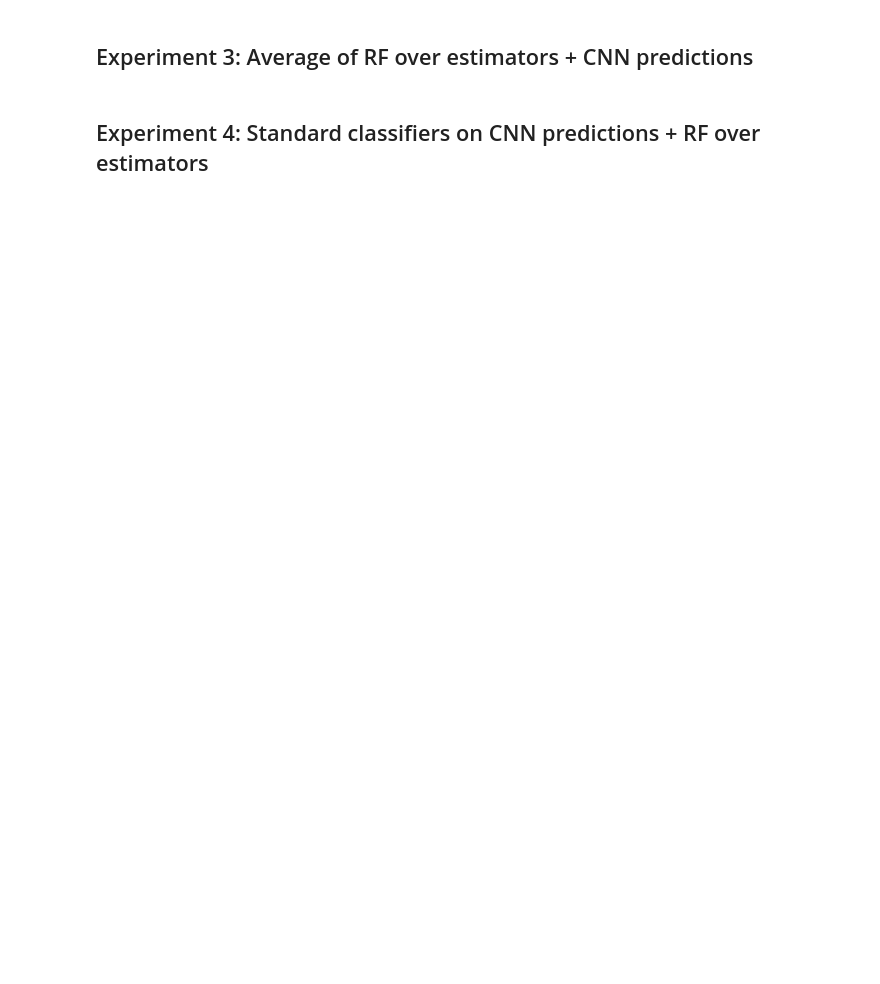
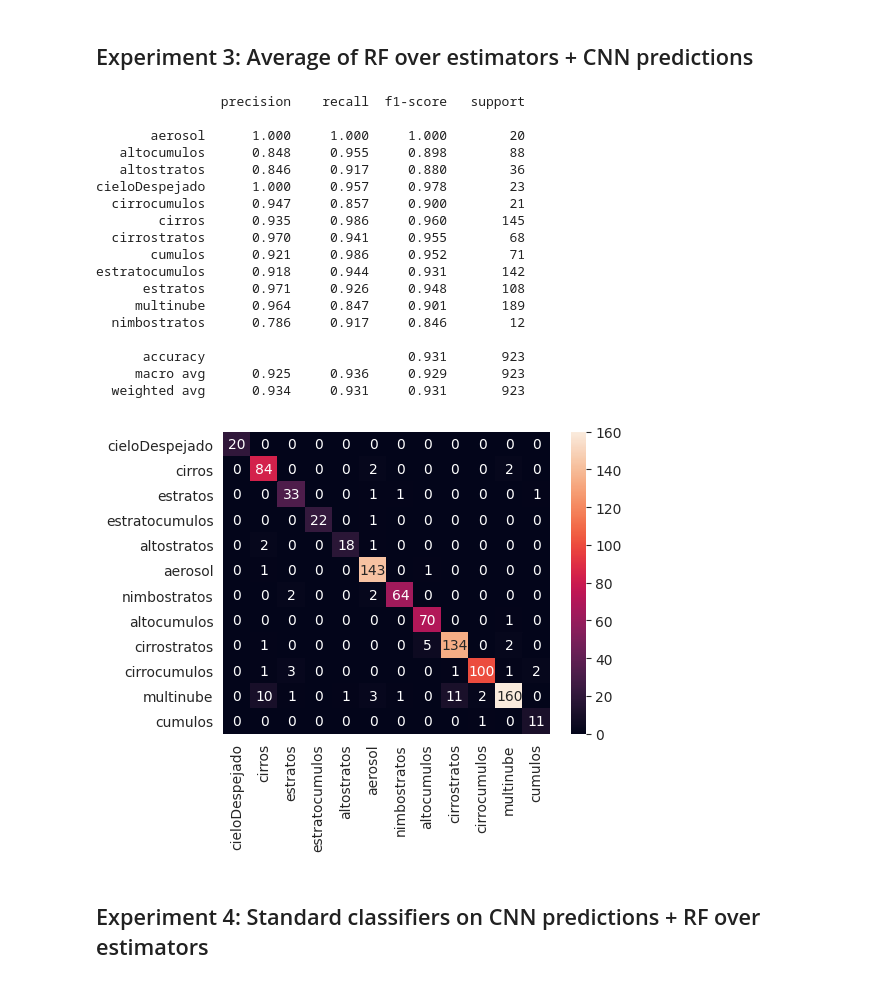
Before and after one commit to jahuerta92/cnn-prob-ensemble, a Jupyter notebook: 2_classification_experiments.ipynb, the cells around one changed output. Cells and saved outputs as stored; diff of their text form; code cells hidden in the pictures; blank space fills up the shorter version.

```diff
--- a/2_classification_experiments.ipynb
+++ b/2_classification_experiments.ipynb
@@ -147,15 +236,35 @@ preds_estimators_test_RF_hot, preds_estimators_train_RF_hot = grid_search_rf(X_t
 # %%
 ##############################################################
 # Experiment 3: Average of RF over estimators + CNN predictions
 ##############################################################
 experiment_name = "EXP_3_RF_estimators_CNN"
 
 # Test set of classifiers
 #preds_estimators_test_RF_hot = grid_rf.predict(estimators_test)
 preds_estimators_test_RF_CNN = encoder.inverse_transform((preds_estimators_test_RF_hot + preds_cnn_test_hot)/2)
 
-print(classification_report(y_pred= preds_estimators_test_RF_CNN, y_true= y_test_dec, digits= 3))
-generate_confusion_matrix_and_report(y_pred=preds_estimators_test_RF_CNN, y_test_dec=y_test_dec, output_file_id=file_best_exec_id, experiment_name=experiment_name, output_dir=plots_dir)
+print(classification_report(y_pred= preds_estimators_test_RF_CNN, y_true= y_test, digits= 3))
+generate_confusion_matrix_and_report(y_pred=preds_estimators_test_RF_CNN, y_test_dec=y_test, output_file_id=file_best_exec_id, experiment_name=experiment_name, output_dir=plots_dir)
+# %% [output]
+                precision    recall  f1-score   support
+
+       aerosol      1.000     1.000     1.000        20
+   altocumulos      0.848     0.955     0.898        88
+   altostratos      0.846     0.917     0.880        36
+cieloDespejado      1.000     0.957     0.978        23
+  cirrocumulos      0.947     0.857     0.900        21
+        cirros      0.935     0.986     0.960       145
+  cirrostratos      0.970     0.941     0.955        68
+       cumulos      0.921     0.986     0.952        71
+estratocumulos      0.918     0.944     0.931       142
+      estratos      0.971     0.926     0.948       108
+     multinube      0.964     0.847     0.901       189
+  nimbostratos      0.786     0.917     0.846        12
+
+      accuracy                          0.931       923
+     macro avg      0.925     0.936     0.929       923
+  weighted avg      0.934     0.931     0.931       923
+[figure, added]
 # %% [markdown]
 ## Experiment 4: Standard classifiers on CNN predictions + RF over estimators
 # %%
```
Also changed, not shown: parts of 6 cells of this notebook, 4 other files.
